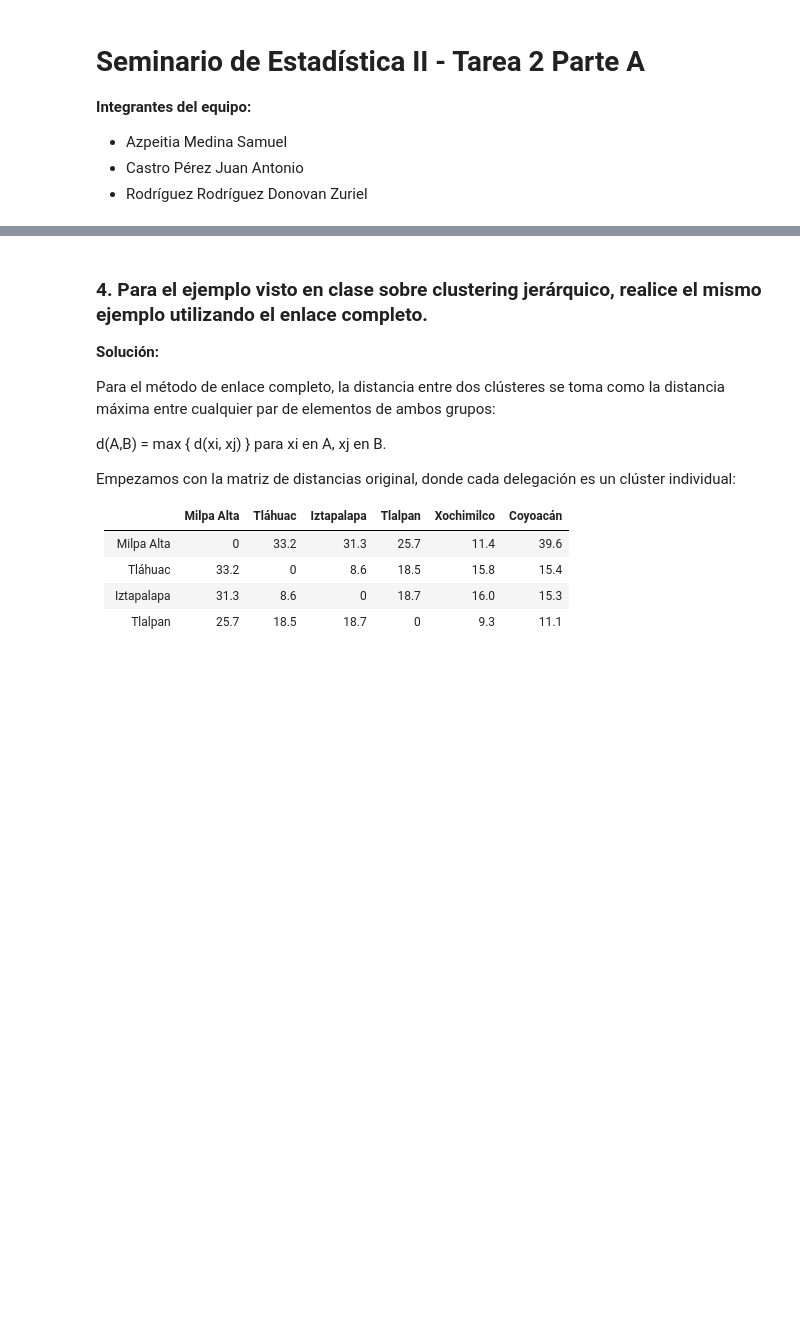
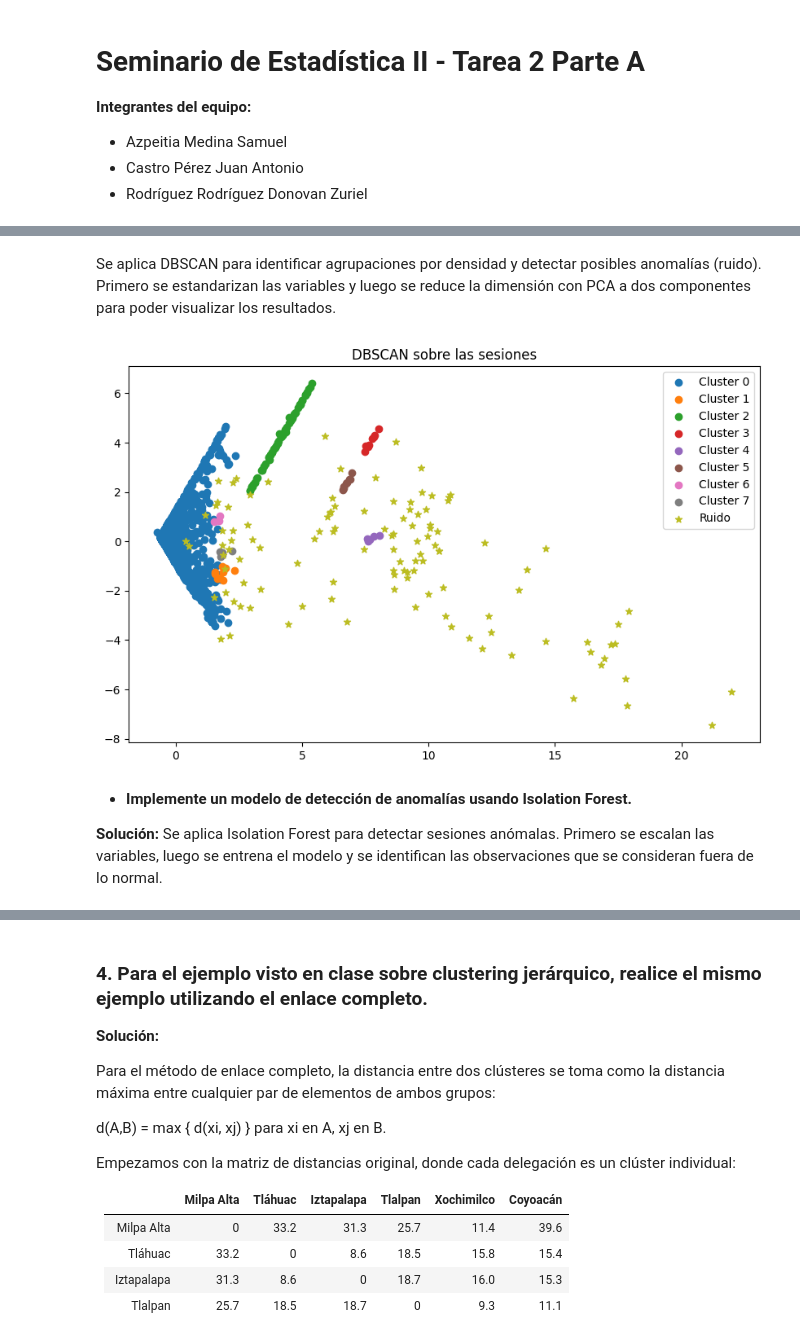
Before and after one commit to DonovanRodriguezRodriguez/Seminario-de-Estad-stica-II, a Jupyter notebook: Tarea 2A.ipynb, the cells around one changed output, grey strips where cells are left out. Drawn from its saved outputs; the diff is of its cells as text; code cells hidden in the pictures; blank space fills up the shorter version.

```diff
--- a/Tarea 2A.ipynb
+++ b/Tarea 2A.ipynb
@@ -432,0 +355,51 @@ print(conclusion)
+# %% [markdown]
+Se aplica DBSCAN para identificar agrupaciones por densidad y detectar posibles anomalías (ruido). Primero se estandarizan las variables y luego se reduce la dimensión con PCA a dos componentes para poder visualizar los resultados.
+# %%
+from sklearn.preprocessing import StandardScaler as SKScaler
+from sklearn.decomposition import PCA
+from sklearn.cluster import DBSCAN
+import matplotlib.pyplot as plt
+
+# Tomamos una muestra para evitar problemas de memoria
+pdf = df_entrenar.select(
+    "duracion_seg",
+    "promedio_tamanio_paquete",
+    "tot_packets",
+    "tot_bytes",
+    "tot_data_bytes").sample(fraction=0.2, seed=42).toPandas()
+
+# Escalado
+scaler = SKScaler()
+X_scaled = scaler.fit_transform(pdf)
+
+# PCA a 2 dimensiones
+pca = PCA(n_components=2)
+X_pca = pca.fit_transform(X_scaled)
+
+# DBSCAN
+dbscan = DBSCAN(
+    eps=0.5,
+    min_samples=5,
+    metric="euclidean")
+
+labels = dbscan.fit_predict(X_scaled)
+
+# Gráfica
+plt.figure(figsize=(10, 6))
+
+for etiqueta in set(labels):
+    mascara = labels == etiqueta
+    if etiqueta == -1:
+        plt.scatter(X_pca[mascara, 0], X_pca[mascara, 1], marker="*", label="Ruido")
+    else:
+        plt.scatter(X_pca[mascara, 0], X_pca[mascara, 1], label=f"Cluster {etiqueta}")
+
+plt.title("DBSCAN sobre las sesiones")
+plt.legend()
+plt.show()
+# %% [output]
+[figure, added]
+# %% [markdown]
+* **Implemente un modelo de detección de anomalías usando Isolation Forest.**
+
+**Solución:** Se aplica Isolation Forest para detectar sesiones anómalas. Primero se escalan las variables, luego se entrena el modelo y se identifican las observaciones que se consideran fuera de lo normal.
```
Also changed, not shown: parts of 42 cells of this notebook, 1 other file.
